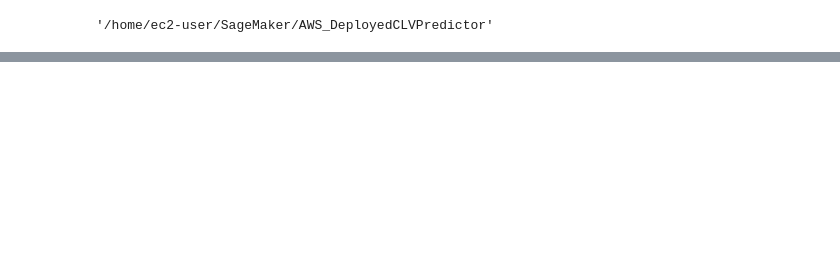
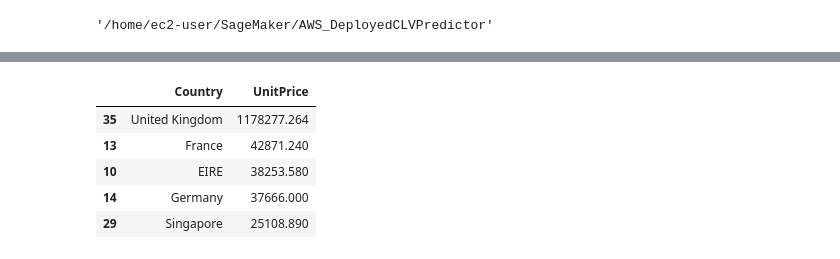
Before and after one commit to vubanc/AWS_DeployedCLVPredictor, a Jupyter notebook: AWS_DeployedCLVPredictor.ipynb, the cells around one changed output, grey strips where cells are left out. Saved outputs shown, nothing was run; the diff lists cells and outputs as text; code cells hidden in the pictures; blank space fills up the shorter version.

```diff
--- a/AWS_DeployedCLVPredictor.ipynb
+++ b/AWS_DeployedCLVPredictor.ipynb
@@ -27,0 +131,12 @@ df.head()
+# %%
+# Top 5 spending countries
+df_price = df.groupby("Country", as_index=False)["UnitPrice"].sum()
+df_price.sort_values(by="UnitPrice", ascending=False, inplace=True)
+df_price.head()
+# %% [output]
+|  | Country | UnitPrice |
+| 35 | United Kingdom | 1178277.264 |
+| 13 | France | 42871.240 |
+| 10 | EIRE | 38253.580 |
+| 14 | Germany | 37666.000 |
+| 29 | Singapore | 25108.890 |
```
Also changed, not shown: parts of 12 cells of this notebook.
